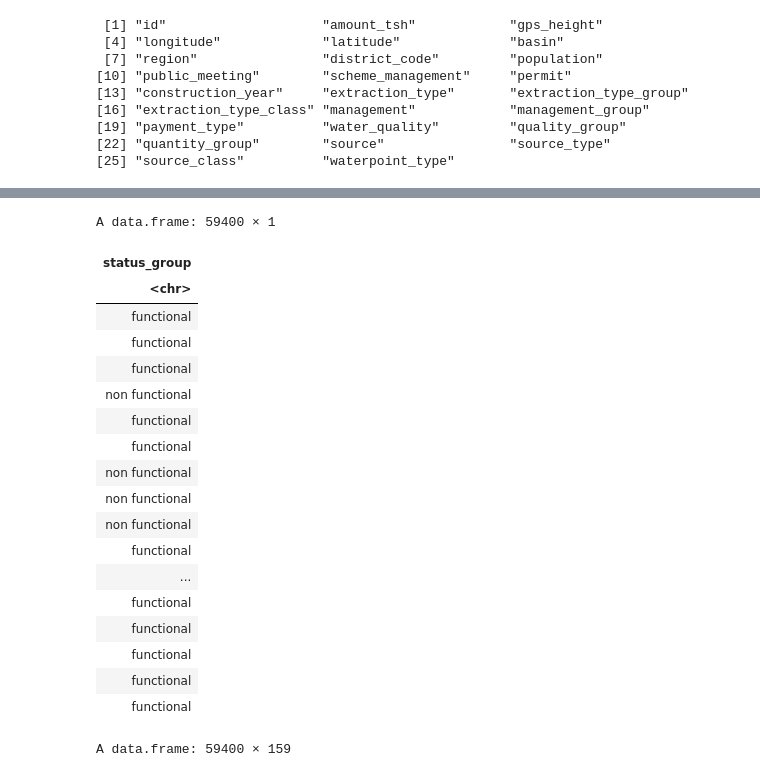
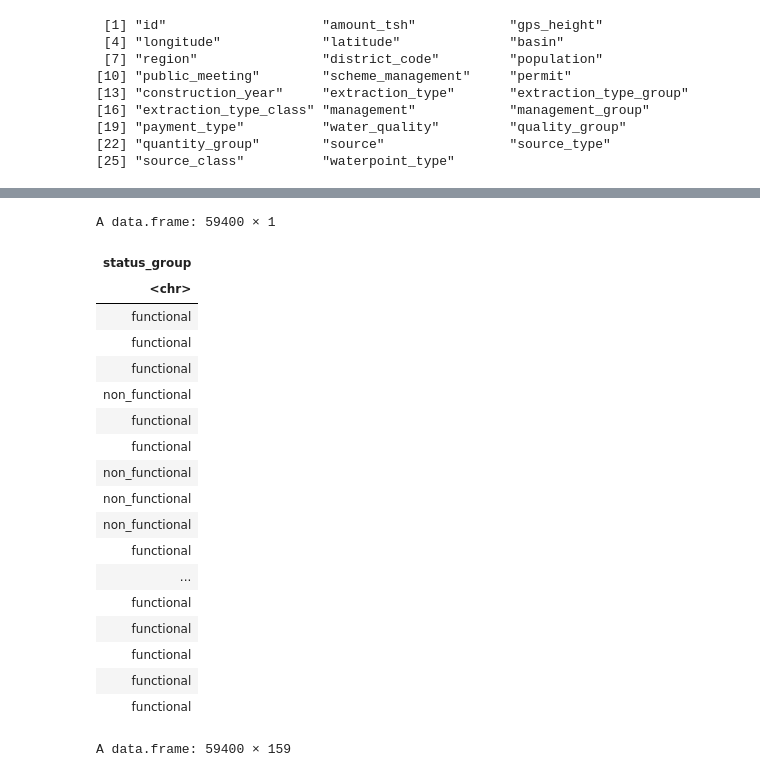
Before and after one commit to Maxlanglet/Projet_ML, a Jupyter notebook: ReportTemplate.ipynb, the cells around one changed output, grey strips where cells are left out. Saved outputs shown, nothing was run; the diff lists cells and outputs as text; code cells hidden in the pictures.

```diff
--- a/ReportTemplate.ipynb
+++ b/ReportTemplate.ipynb
@@ -344,12 +360,19 @@ A data.frame: 59400 × 160
 | 59400 | 26348 | 0 | 191 | 38.10405 | -6.74746425 | 0 | 0 | ... |
 # %%
 vars <- c("id", "status_group")
+set_labels <- read.csv("database/Pump_it_Up_Data_Mining_the_Water_Table_-_Training_set_labels.csv", header=TRUE)
+
 labels_onehot <- dummy.data.frame(set_labels[,vars], sep="_")
+
+names(labels_onehot)[names(labels_onehot) == "status_group_functional"] <- "functional"
+names(labels_onehot)[names(labels_onehot) == "status_group_functional needs repair"] <- "functional_needs_repair"
+names(labels_onehot)[names(labels_onehot) == "status_group_non functional"] <- "non_functional"
 labels_onehot
 
 #set_labels$status_group[set_labels$status_group=='functional']<-0
-#set_labels$status_group[set_labels$status_group=='functional needs repair']<-2
+#set_labels$status_group[set_labels$status_group=='functional needs repair']<-0.5
 #set_labels$status_group[set_labels$status_group=='non functional']<-1
 
-#set_labels$status_group <- as.integer(set_labels$status_group)
+#set_labels$status_group <- as.double(set_labels$status_group)
+#set_labels
 # %% [output]
@@ -375,22 +399,24 @@ A data.frame: 59400 × 4
 | 59399 | 31282 | 1 | 0 | 0 |
 | 59400 | 26348 | 1 | 0 | 0 |
 # %%
-#Y<-labels_onehot[,setdiff(colnames(labels_onehot),"id")]
+Y<-labels_onehot[,setdiff(colnames(labels_onehot),"id")]
 Y<-set_labels[2]
+Y[Y == "functional needs repair"] <- "functional_needs_repair"
+Y[Y == "non functional"] <- "non_functional"
 Y
 # %% [output]
 A data.frame: 59400 × 1
 | status_group |
 | <chr> |
 | functional |
 | functional |
 | functional |
-| non functional |
+| non_functional |
 | functional |
 | functional |
-| non functional |
-| non functional |
-| non functional |
+| non_functional |
+| non_functional |
+| non_functional |
 | functional |
 | ... |
 | functional |
```
Also changed, not shown: parts of 14 cells of this notebook.
